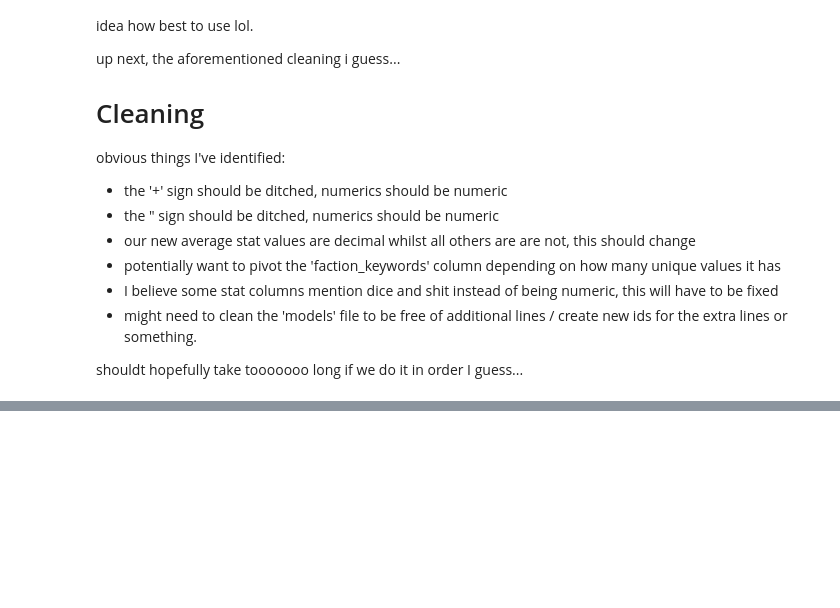
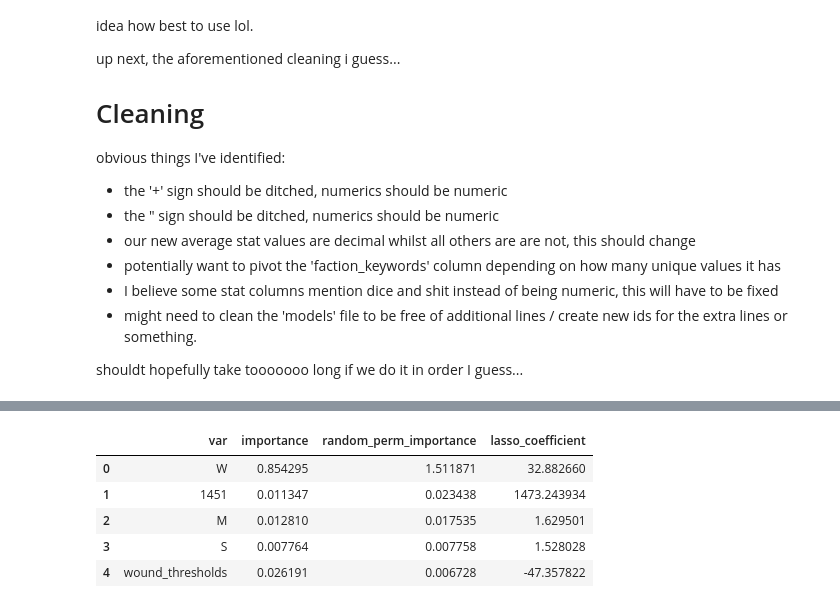
Before and after one commit to JohnStokes228/40k_points_regression, a Jupyter notebook: points_regression.ipynb, the cells around one changed output, grey strips where cells are left out. Cells and saved outputs as stored; diff of their text form; code cells hidden in the pictures; blank space fills up the shorter version.

```diff
--- a/points_regression.ipynb
+++ b/points_regression.ipynb
@@ -392,0 +524,14 @@ df = pd.read_csv('joined_wahapedia.csv')
+# %%
+forests = pd.read_csv('modelling/rf_importances.csv')
+lasso = pd.read_csv('modelling/lasso_coefficients.csv')
+
+importances = pd.merge(forests, lasso)
+importances.to_csv('modelling/importances.csv', index=False)
+importances.head()
+# %% [output]
+|  | var | importance | random_perm_importance | lasso_coefficient |
+| 0 | W | 0.854295 | 1.511871 | 32.882660 |
+| 1 | 1451 | 0.011347 | 0.023438 | 1473.243934 |
+| 2 | M | 0.012810 | 0.017535 | 1.629501 |
+| 3 | S | 0.007764 | 0.007758 | 1.528028 |
+| 4 | wound_thresholds | 0.026191 | 0.006728 | -47.357822 |
```
Also changed, not shown: parts of 39 cells of this notebook, 1 other file.
